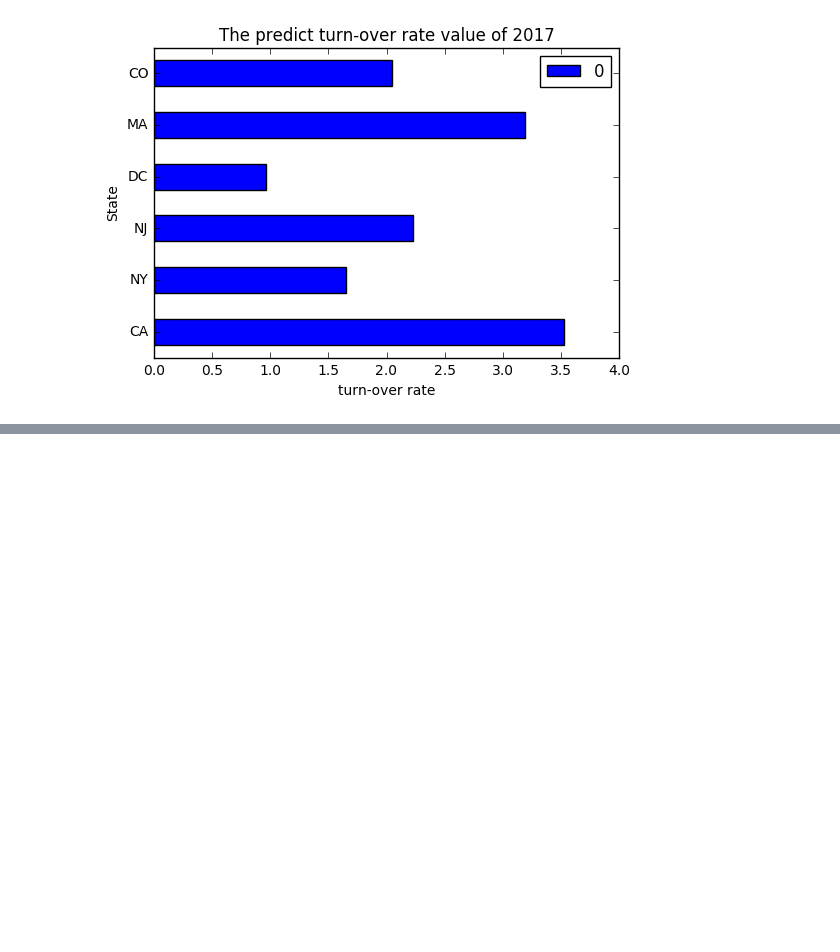
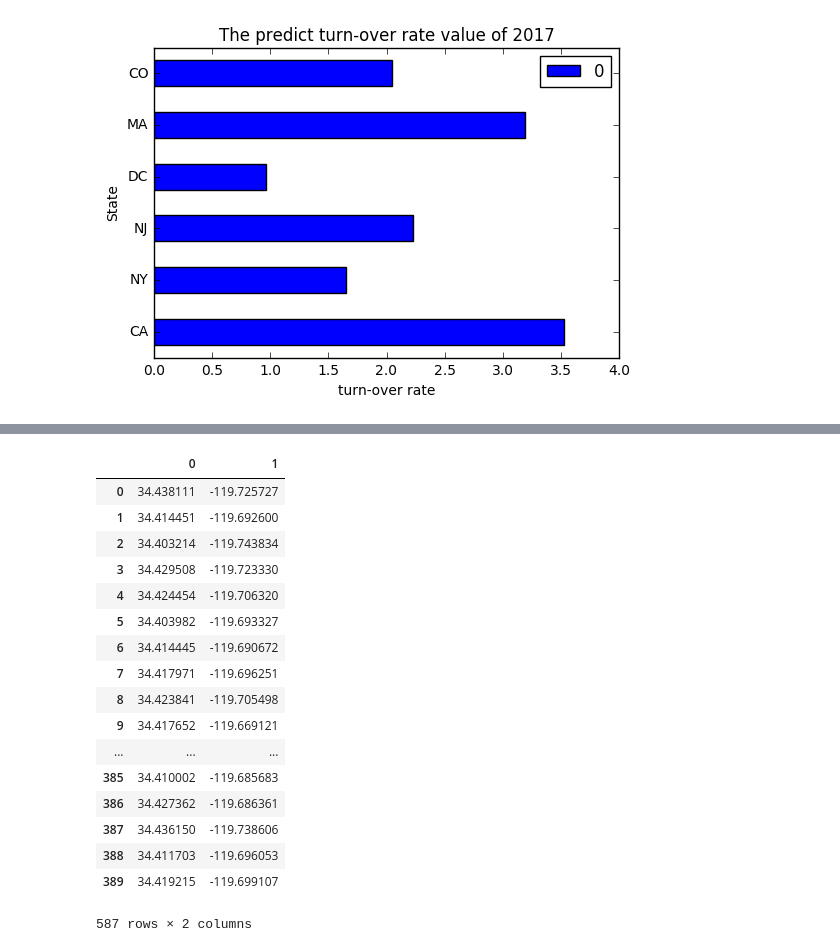
Before and after one commit to lizhihao1212/Final-Project, a Jupyter notebook: project.ipynb, the cells around one changed output, grey strips where cells are left out. Drawn from its saved outputs; the diff is of its cells as text; code cells hidden in the pictures; blank space fills up the shorter version.

```diff
--- a/project.ipynb
+++ b/project.ipynb
@@ -136,6 +136,14 @@ def TimeSeries(ts):
         new_res_2.append(new_2)
     final = sum(new_res_2)/12
     return final
+def Find_POI(location,poi,key):
+    url = "https://maps.googleapis.com/maps/api/place/radarsearch/json?"
+    a = requests.get(url,params = {"location":location,
+                                   "types":poi,
+                                   'key':key,
+                                   'radius':5000
+                                         })
+    return a
 # %%
 resurl = []
 Final_res = []
@@ -242,0 +227,37 @@ plt.show()
+# %%
+import gmaps
+lat = []
+lon = []
+lat2 = []
+lon2 = []
+base = Find_POI("34.4208305,-119.69819010000003","police|bar|hospital","AIzaSyB-E2zZbBOfFp6lS-DFvpRVFn3G6HZEELQ")
+base1 = Find_POI("34.4208305,-119.69819010000003","store|food","AIzaSyB-E2zZbBOfFp6lS-DFvpRVFn3G6HZEELQ")
+def Datasetbase(B):
+    for i in B.json()["results"]:
+        lat.append(i["geometry"]["location"]["lat"])
+        lon.append( i["geometry"]["location"]["lng"])
+    rebase = pd.DataFrame([lat,lon]).transpose()
+    return rebase
+d1 = Datasetbase(base)
+d2 = Datasetbase(base1)
+d = pd.concat([d1,d2])
+d
+# %% [output]
+|  | 0 | 1 |
+| 0 | 34.438111 | -119.725727 |
+| 1 | 34.414451 | -119.692600 |
+| 2 | 34.403214 | -119.743834 |
+| 3 | 34.429508 | -119.723330 |
+| 4 | 34.424454 | -119.706320 |
+| 5 | 34.403982 | -119.693327 |
+| 6 | 34.414445 | -119.690672 |
+| 7 | 34.417971 | -119.696251 |
+| 8 | 34.423841 | -119.705498 |
+| 9 | 34.417652 | -119.669121 |
+| ... | ... | ... |
+| 385 | 34.410002 | -119.685683 |
+| 386 | 34.427362 | -119.686361 |
+| 387 | 34.436150 | -119.738606 |
+| 388 | 34.411703 | -119.696053 |
+| 389 | 34.419215 | -119.699107 |
+587 rows × 2 columns
```
Also changed, not shown: parts of 6 cells of this notebook.
